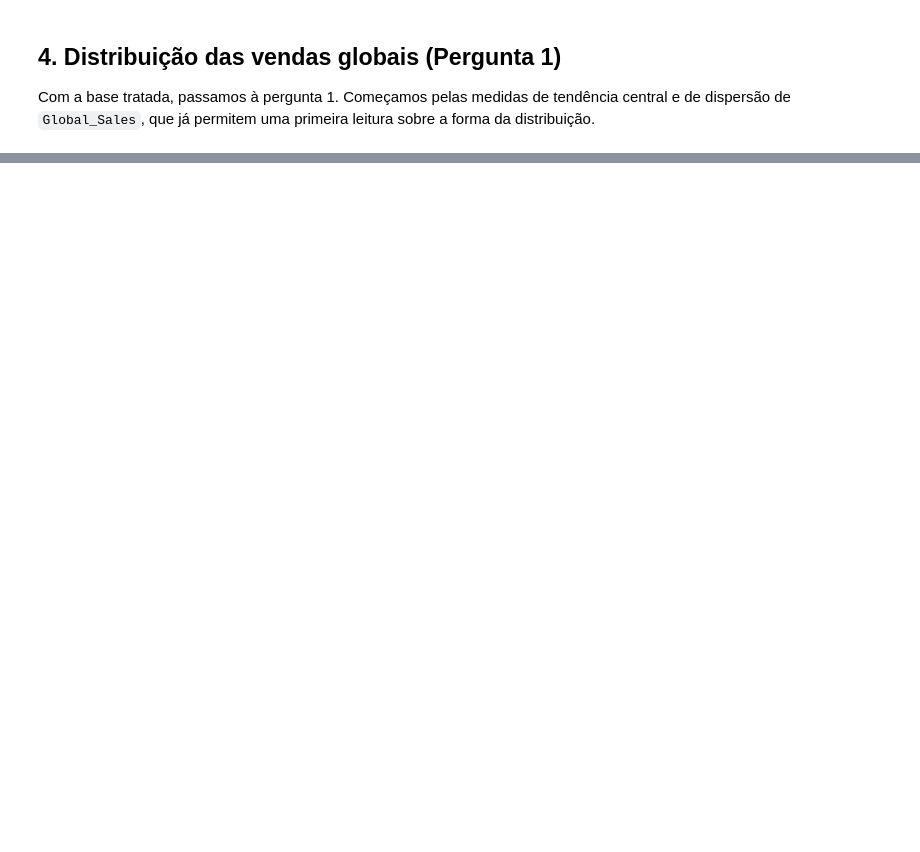
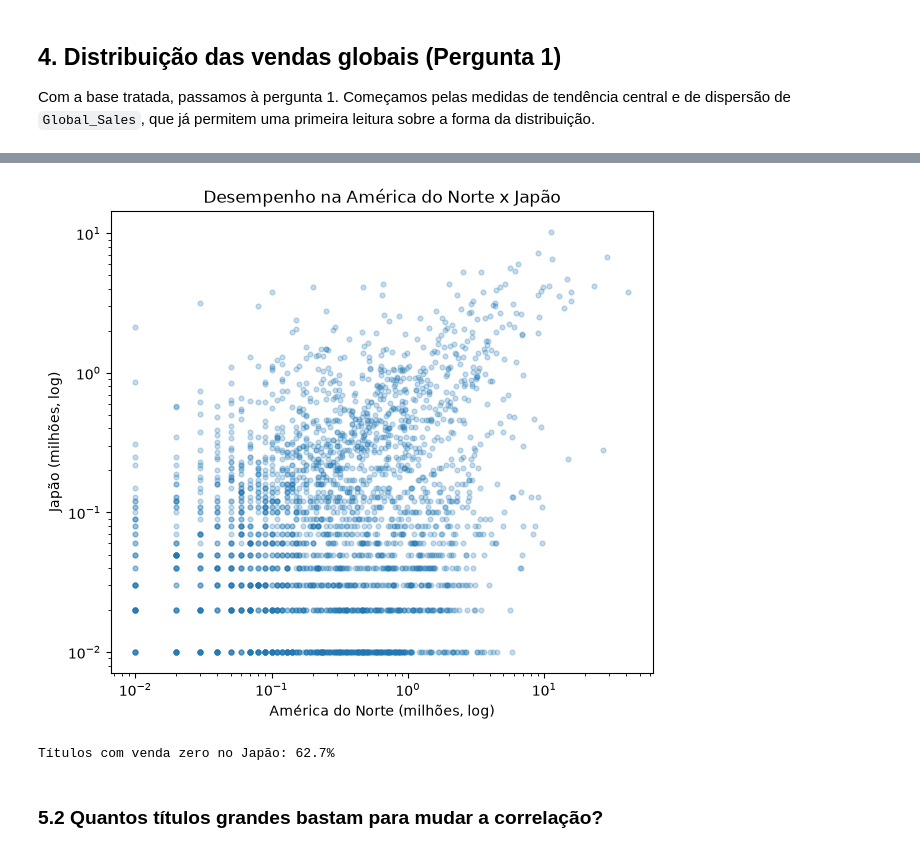
Before and after one commit to guilhermetlmelo/ProjetoEstatistica, a Jupyter notebook: process.ipynb, the cells around one changed output, grey strips where cells are left out. Drawn from its saved outputs; the diff is of its cells as text; code cells hidden in the pictures; blank space fills up the shorter version.

```diff
--- a/process.ipynb
+++ b/process.ipynb
@@ -149,0 +331,18 @@ Q1 / Q3 / IQR:    0.060 / 0.480 / 0.420
+# %%
+nj = df[(df["NA_Sales"] > 0) & (df["JP_Sales"] > 0)]
+
+plt.figure(figsize=(7, 6))
+plt.scatter(nj["NA_Sales"], nj["JP_Sales"], alpha=0.25, s=12)
+plt.xscale("log")
+plt.yscale("log")
+plt.xlabel("América do Norte (milhões, log)")
+plt.ylabel("Japão (milhões, log)")
+plt.title("Desempenho na América do Norte x Japão")
+plt.show()
+
+print(f"Títulos com venda zero no Japão: {(df['JP_Sales'] == 0).mean() * 100:.1f}%")
+# %% [output]
+[figure, added]
+Títulos com venda zero no Japão: 62.7%
+# %% [markdown]
+### 5.2 Quantos títulos grandes bastam para mudar a correlação?
```
Also changed, not shown: parts of 38 cells of this notebook.
